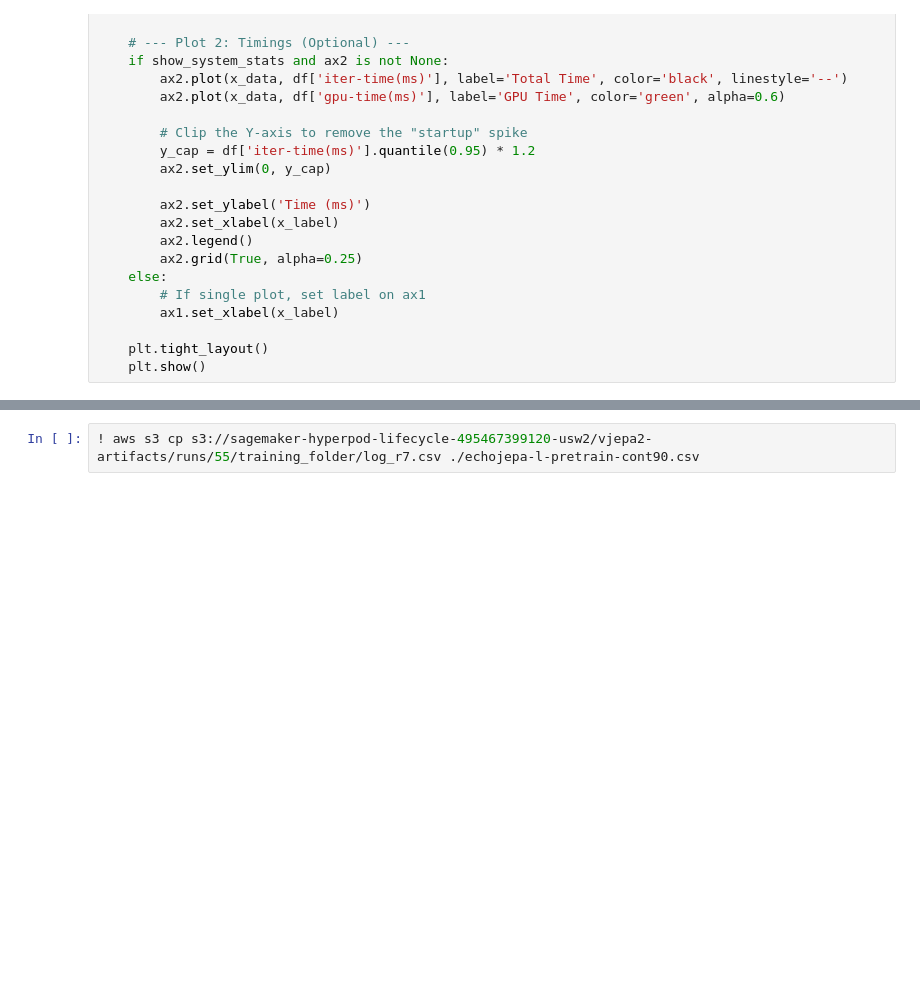
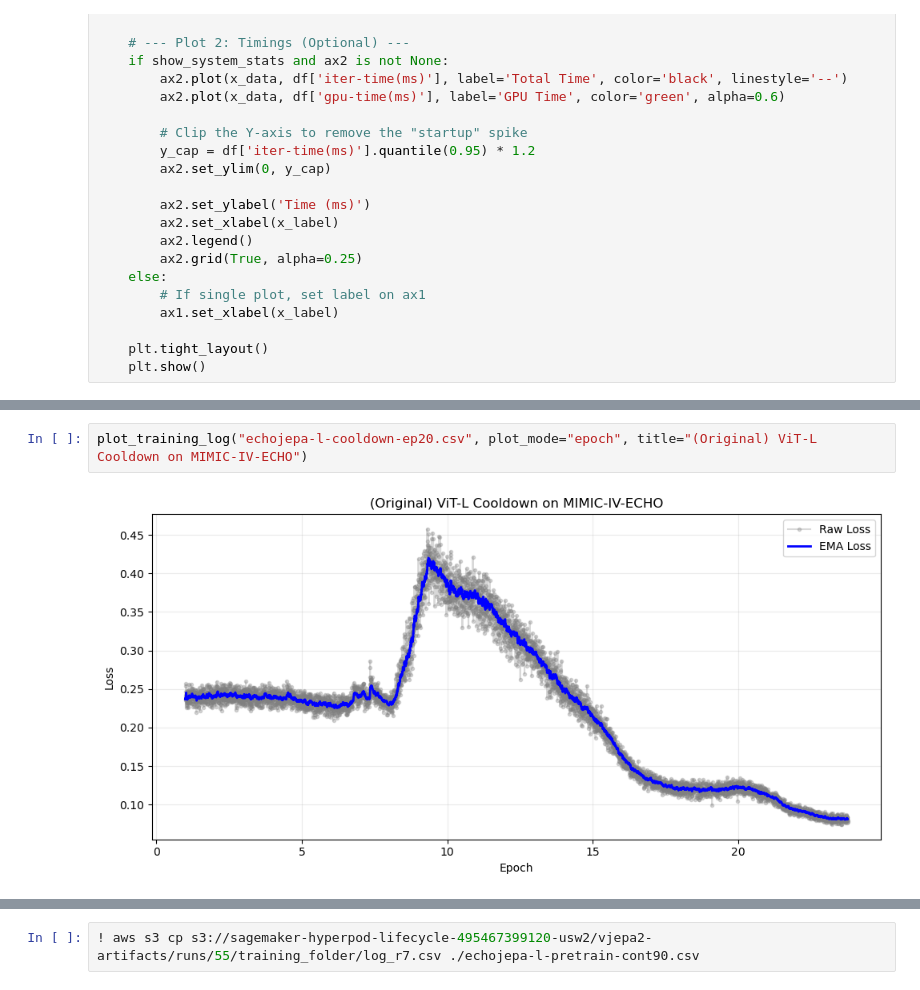
Before and after one commit to alif-munim/EchoJEPA, a Jupyter notebook: plot.ipynb, the cells around one changed output, grey strips where cells are left out. Saved outputs shown, nothing was run; the diff lists cells and outputs as text; blank space fills up the shorter version.

Commit message:
Add plotting scripts, embedding extractions, data augmentations, preprocessing

```diff
--- a/plot.ipynb
+++ b/plot.ipynb
@@ -1141,0 +1148,4 @@ def plot_training_log(csv_path, plot_mode="step", show_system_stats=False, title
+# %%
+plot_training_log("echojepa-l-cooldown-ep20.csv", plot_mode="epoch", title="(Original) ViT-L Cooldown on MIMIC-IV-ECHO")
+# %% [output]
+[figure, added]
```
Also changed, not shown: parts of 8 cells of this notebook, 16 other files.
